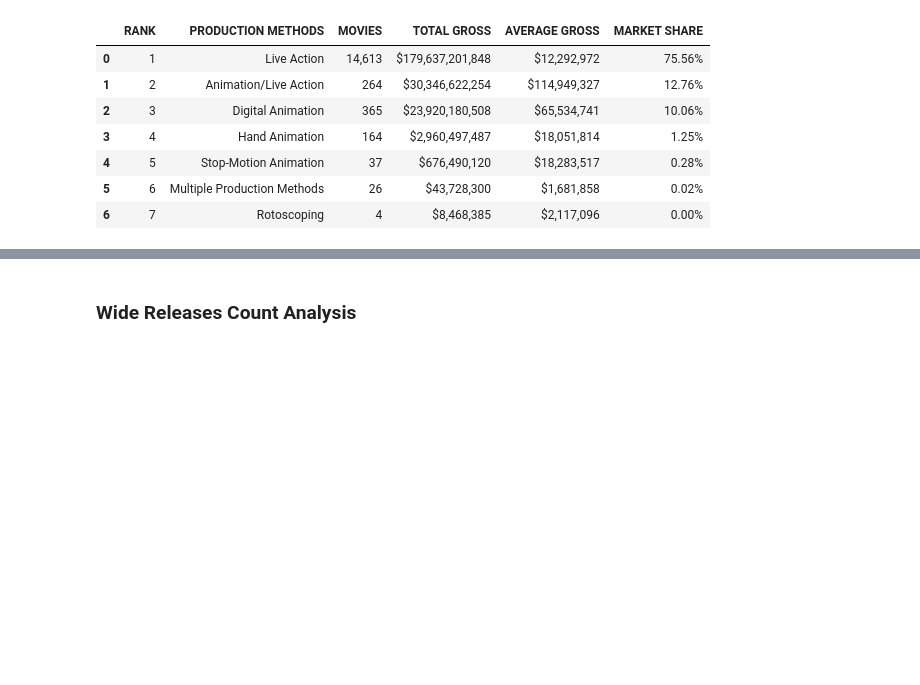
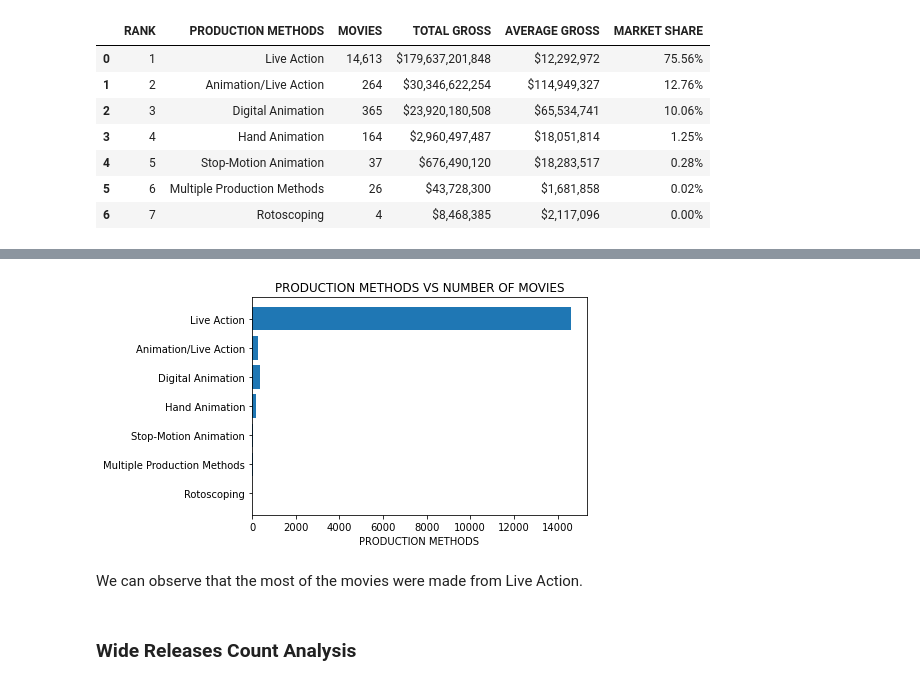
Before and after one commit to aliyusifov99/Hollywood-Theatrical-Market-Synopsis-1995-to-2021, a Jupyter notebook: Hollywood_Theatrical_Market_Synopsis_1995_to_2021.ipynb, the cells around one changed output, grey strips where cells are left out. Saved outputs shown, nothing was run; the diff lists cells and outputs as text; code cells hidden in the pictures; blank space fills up the shorter version.

```diff
--- a/Hollywood_Theatrical_Market_Synopsis_1995_to_2021.ipynb
+++ b/Hollywood_Theatrical_Market_Synopsis_1995_to_2021.ipynb
@@ -842,3 +953,21 @@ TopGrossingSources
 | 4 | 5 | Stop-Motion Animation | 37 | $676,490,120 | $18,283,517 | 0.28% |
 | 5 | 6 | Multiple Production Methods | 26 | $43,728,300 | $1,681,858 | 0.02% |
 | 6 | 7 | Rotoscoping | 4 | $8,468,385 | $2,117,096 | 0.00% |
+# %%
+# data cleaning
+#Converting TOTAL GROSS from object to int
+TopProductionMethods['TOTAL GROSS']=TopProductionMethods['TOTAL GROSS'].replace(',','', regex=True)
+TopProductionMethods['TOTAL GROSS']=TopProductionMethods['TOTAL GROSS'].str.replace('$','', regex=True)
+TopProductionMethods['TOTAL GROSS']=pd.to_numeric(TopProductionMethods['TOTAL GROSS'])
+
+#Converting AVERAGE GROSS from object to int
+TopProductionMethods['AVERAGE GROSS']=TopProductionMethods['AVERAGE GROSS'].replace(',','', regex=True)
+TopProductionMethods['AVERAGE GROSS']=TopProductionMethods['AVERAGE GROSS'].str.replace('$','', regex=True)
+TopProductionMethods['AVERAGE GROSS']=pd.to_numeric(TopProductionMethods['AVERAGE GROSS'])
+
+#Converting AVERAGE GROSS from object to int
+TopProductionMethods['MOVIES']=TopProductionMethods['MOVIES'].replace(',','', regex=True)
+TopProductionMethods['MOVIES']=TopProductionMethods['MOVIES'].str.replace('$','', regex=True)
+TopProductionMethods['MOVIES']=pd.to_numeric(TopProductionMethods['MOVIES'])
+
+TopProductionMethods
@@ -845,3 +983,15 @@ TopGrossingSources
+# %%
+# Bar plot for Production Methods and Number of Movies
+fig, ax = plt.subplots()
+ax.barh(TopProductionMethods['PRODUCTION METHODS'], TopProductionMethods['MOVIES'], align='center')
+ax.invert_yaxis()  # labels read top-to-bottom
+ax.set_xlabel('PRODUCTION METHODS')
+ax.set_title('PRODUCTION METHODS VS NUMBER OF MOVIES')
+plt.show()
+# %% [output]
+[figure, added]
+# %% [markdown]
+We can observe that the most of the movies were made from Live Action.
 # %% [markdown]
 ### Wide Releases Count Analysis
 # %%
```
Also changed, not shown: parts of 31 cells of this notebook.
